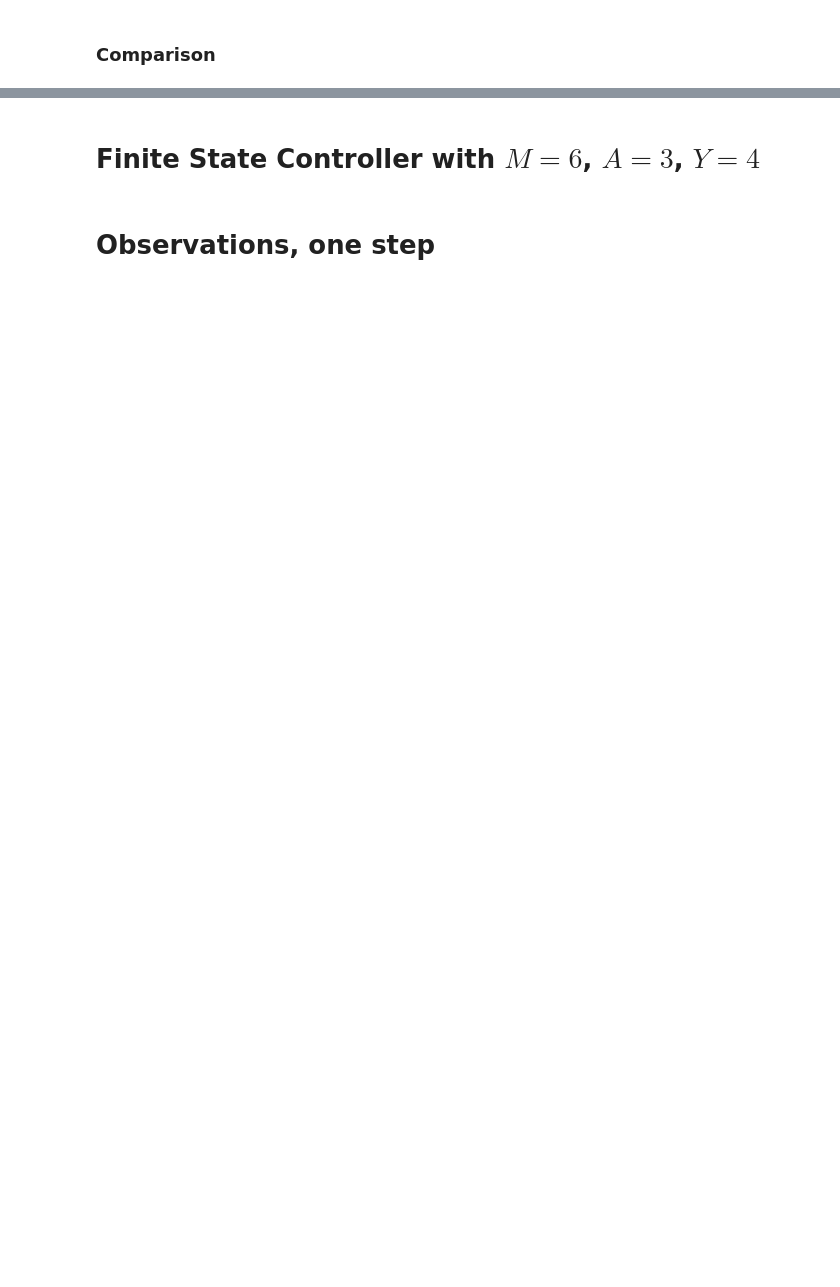
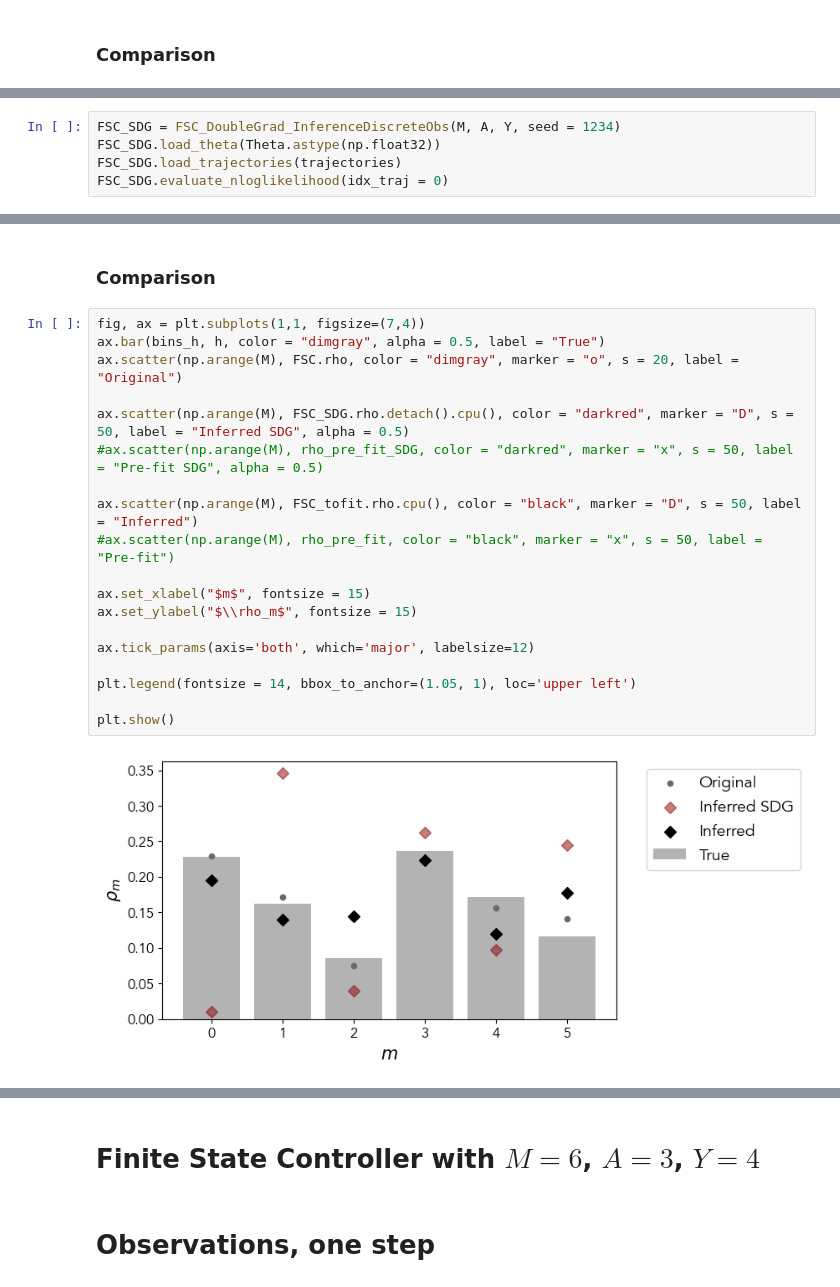
Before and after one commit to giorgionicoletti/InferenceFSCs, a Jupyter notebook: notebooks/FSC_OneStepTrajectory.ipynb, the cells around one changed output, grey strips where cells are left out. Saved outputs shown, nothing was run; the diff lists cells and outputs as text; blank space fills up the shorter version.

```diff
--- a/notebooks/FSC_OneStepTrajectory.ipynb
+++ b/notebooks/FSC_OneStepTrajectory.ipynb
@@ -283,0 +388,5 @@ plt.show()
+# %%
+FSC_SDG = FSC_DoubleGrad_InferenceDiscreteObs(M, A, Y, seed = 1234)
+FSC_SDG.load_theta(Theta.astype(np.float32))
+FSC_SDG.load_trajectories(trajectories)
+FSC_SDG.evaluate_nloglikelihood(idx_traj = 0)
@@ -283,0 +413,23 @@ plt.show()
+# %% [markdown]
+### Comparison
+# %%
+fig, ax = plt.subplots(1,1, figsize=(7,4))
+ax.bar(bins_h, h, color = "dimgray", alpha = 0.5, label = "True")
+ax.scatter(np.arange(M), FSC.rho, color = "dimgray", marker = "o", s = 20, label = "Original")
+
+ax.scatter(np.arange(M), FSC_SDG.rho.detach().cpu(), color = "darkred", marker = "D", s = 50, label = "Inferred SDG", alpha = 0.5)
+#ax.scatter(np.arange(M), rho_pre_fit_SDG, color = "darkred", marker = "x", s = 50, label = "Pre-fit SDG", alpha = 0.5)
+
+ax.scatter(np.arange(M), FSC_tofit.rho.cpu(), color = "black", marker = "D", s = 50, label = "Inferred")
+#ax.scatter(np.arange(M), rho_pre_fit, color = "black", marker = "x", s = 50, label = "Pre-fit")
+
+ax.set_xlabel("$m$", fontsize = 15)
+ax.set_ylabel("$\\rho_m$", fontsize = 15)
+
+ax.tick_params(axis='both', which='major', labelsize=12)
+
+plt.legend(fontsize = 14, bbox_to_anchor=(1.05, 1), loc='upper left')
+
+plt.show()
+# %% [output]
+[figure, added]
```
Also changed, not shown: parts of 155 cells of this notebook, 8 other files.
